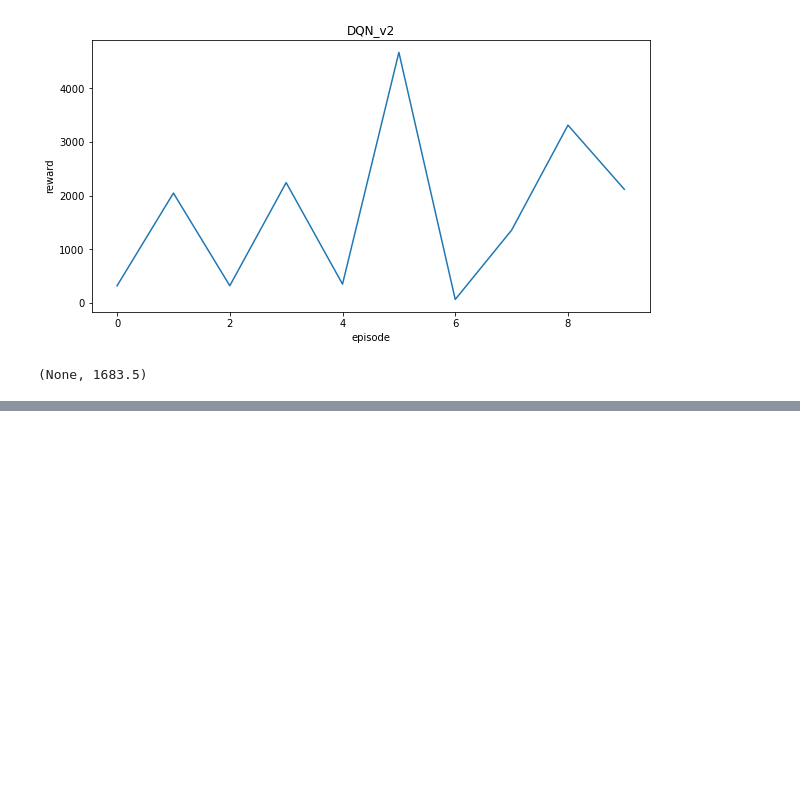
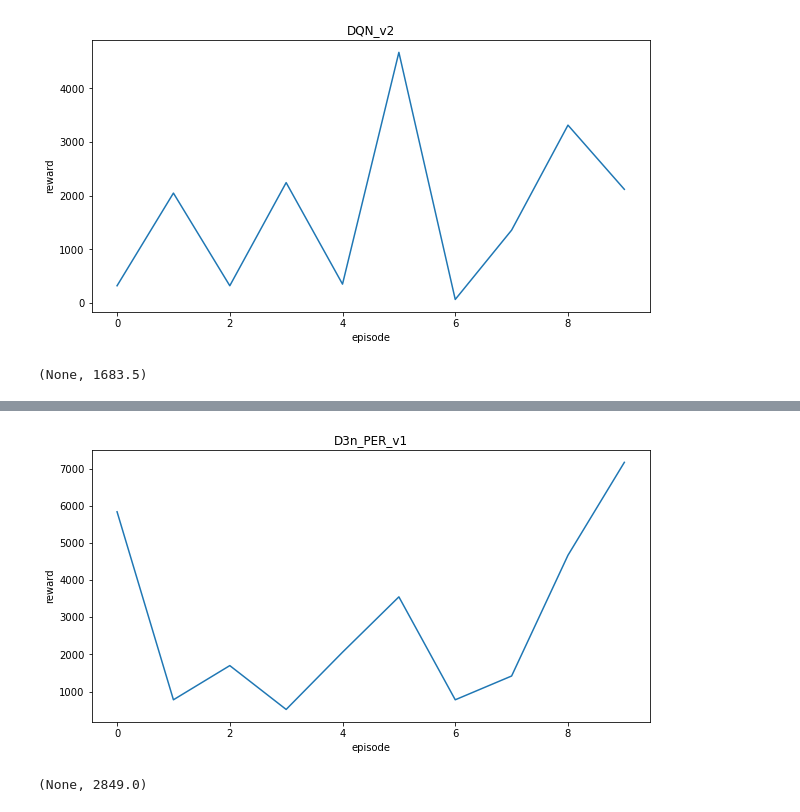
Before and after one commit to LANNDS18/DeepAgent_Atari, a Jupyter notebook: evaluation.ipynb, the cells around one changed output, grey strips where cells are left out. Saved outputs shown, nothing was run; the diff lists cells and outputs as text; code cells hidden in the pictures; blank space fills up the shorter version.

```diff
--- a/evaluation.ipynb
+++ b/evaluation.ipynb
@@ -111,3 +109,5 @@ plot_reward(dddqn_rewards, 'DQN_v2'), np.mean(dddqn_rewards)
 # %% [output]
 [figure]
 (None, 1683.5)
+# %%
+d3n_per_agent, test_env = testWrapper(agent=d3nPER.D3NPERAgent, env=GameEnv, network=dueling.DuelingNetwork, buffer=PrioritizedExperienceReplay, test_id='DDDQN_v1')
@@ -113,0 +134,3 @@ plot_reward(dddqn_rewards, 'DQN_v2'), np.mean(dddqn_rewards)
+# %%
+d3n_per_id = 'D3N_PER_v1'
+d3n_per_rewards = d3n_per_agent.play(test_env=test_env, saving_path=f'models/{d3n_per_id}', video_dir=f'./video/{d3n_per_id}',render=True, max_episode=evaluation_episode)
@@ -113,0 +150,5 @@ plot_reward(dddqn_rewards, 'DQN_v2'), np.mean(dddqn_rewards)
+# %%
+plot_reward(d3n_per_rewards, 'D3n_PER_v1'), np.mean(d3n_per_rewards)
+# %% [output]
+[figure, added]
+(None, 2849.0)
```
Also changed, not shown: parts of 7 cells of this notebook, 11 other files.
